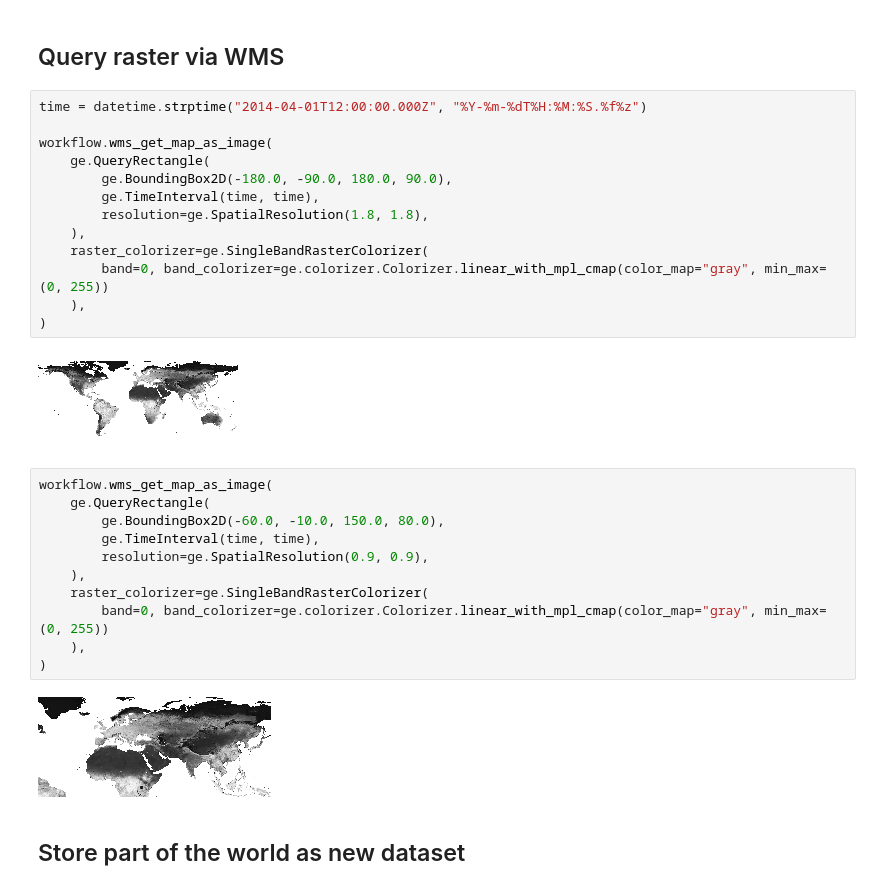
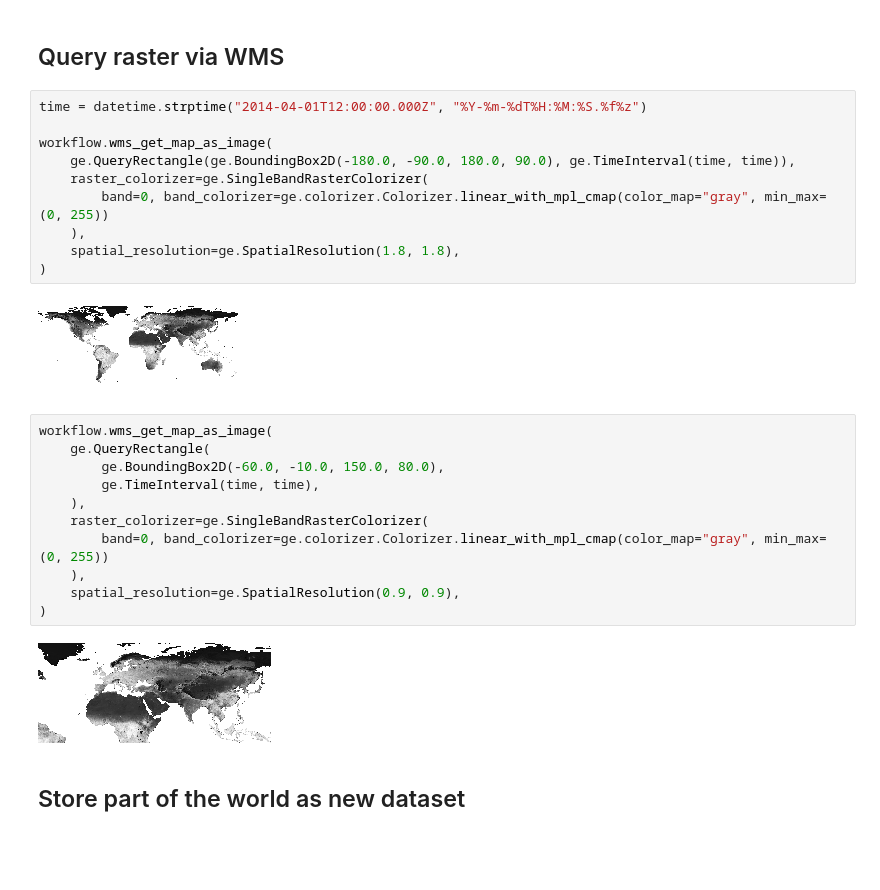
Before and after one commit to geo-engine/geoengine-python, a Jupyter notebook: examples/raster_dataset.ipynb, the cells around one changed output. Drawn from its saved outputs; the diff is of its cells as text; blank space fills up the shorter version.

```diff
--- a/examples/raster_dataset.ipynb
+++ b/examples/raster_dataset.ipynb
@@ -29,30 +29,27 @@ workflow
 time = datetime.strptime("2014-04-01T12:00:00.000Z", "%Y-%m-%dT%H:%M:%S.%f%z")
 
 workflow.wms_get_map_as_image(
-    ge.QueryRectangle(
-        ge.BoundingBox2D(-180.0, -90.0, 180.0, 90.0),
-        ge.TimeInterval(time, time),
-        resolution=ge.SpatialResolution(1.8, 1.8),
-    ),
+    ge.QueryRectangle(ge.BoundingBox2D(-180.0, -90.0, 180.0, 90.0), ge.TimeInterval(time, time)),
     raster_colorizer=ge.SingleBandRasterColorizer(
         band=0, band_colorizer=ge.colorizer.Colorizer.linear_with_mpl_cmap(color_map="gray", min_max=(0, 255))
     ),
+    spatial_resolution=ge.SpatialResolution(1.8, 1.8),
 )
 # %% [output]
-[figure, old version]
+[figure, new version]
 # %%
 workflow.wms_get_map_as_image(
     ge.QueryRectangle(
         ge.BoundingBox2D(-60.0, -10.0, 150.0, 80.0),
         ge.TimeInterval(time, time),
-        resolution=ge.SpatialResolution(0.9, 0.9),
     ),
     raster_colorizer=ge.SingleBandRasterColorizer(
         band=0, band_colorizer=ge.colorizer.Colorizer.linear_with_mpl_cmap(color_map="gray", min_max=(0, 255))
     ),
+    spatial_resolution=ge.SpatialResolution(0.9, 0.9),
 )
 # %% [output]
-[figure, old version]
+[figure, new version]
 # %% [markdown]
 ## Store part of the world as new dataset
 # %%
```
Also changed, not shown: parts of 11 cells of this notebook, 40 other files.
